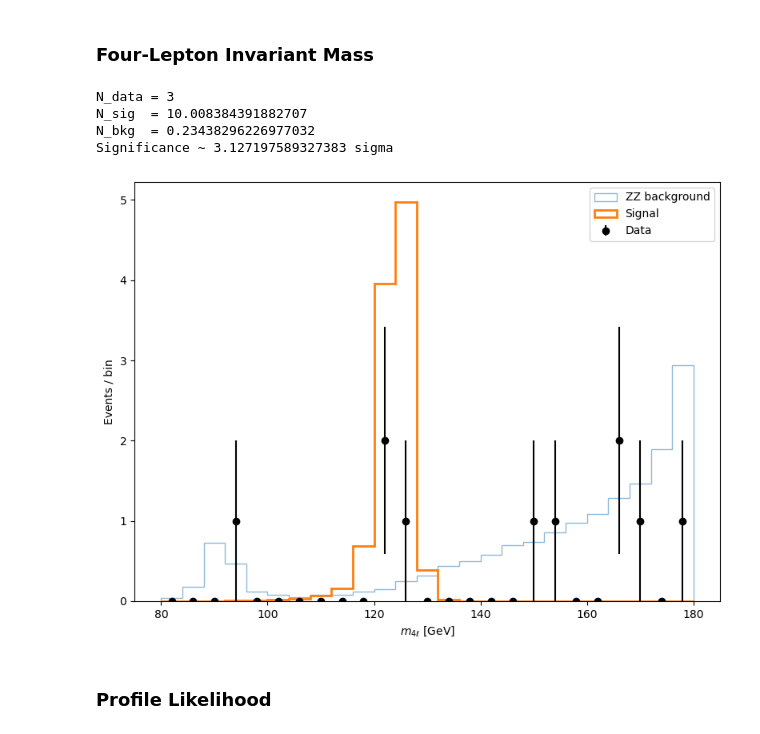
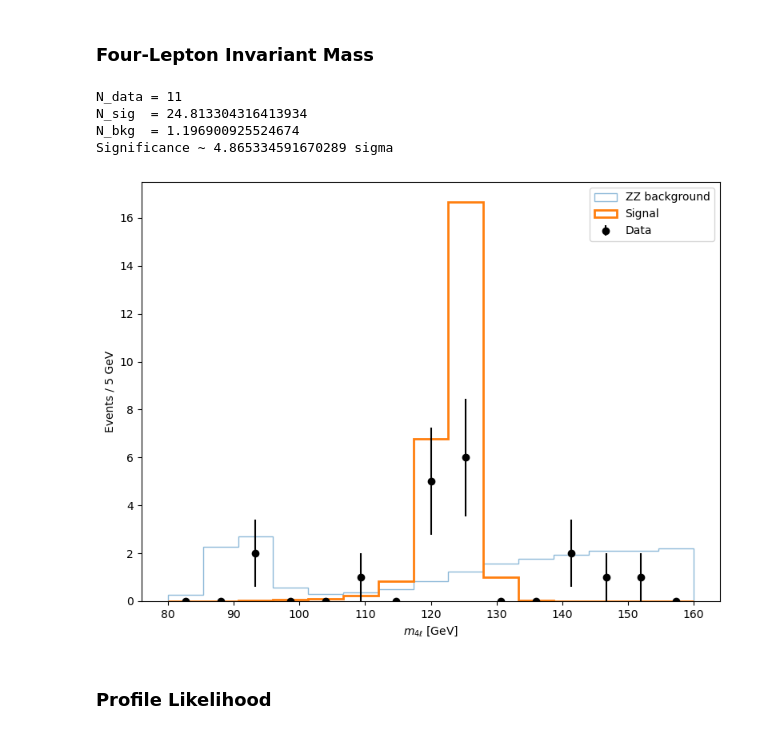
Before and after one commit to alex-call/Physics-129-Final-Project, a Jupyter notebook: Phys129_Final (1) (1) (1).ipynb, the cells around one changed output. Saved outputs shown, nothing was run; the diff lists cells and outputs as text; code cells hidden in the pictures.

```diff
--- a/Phys129_Final (1) (1) (1).ipynb
+++ b/Phys129_Final (1) (1) (1).ipynb
@@ -13,17 +11,17 @@ ModuleNotFoundError: No module named 'awkward'
 # -------------------------
 # Load parquet files
 # -------------------------
-ak_arrayA = ak.from_parquet("extracted_dataA.parquet")
-ak_arrayB = ak.from_parquet("extracted_dataB.parquet")
-ak_arrayC = ak.from_parquet("extracted_dataC.parquet")
-ak_arrayD = ak.from_parquet("extracted_dataD.parquet")
+ak_arrayA = ak.from_parquet("data/extracted_dataA.parquet")
+ak_arrayB = ak.from_parquet("data/extracted_dataB.parquet")
+ak_arrayC = ak.from_parquet("data/extracted_dataC.parquet")
+ak_arrayD = ak.from_parquet("data/extracted_dataD.parquet")
 
-ak_array1 = ak.from_parquet("extracted_mcgg.parquet")
-ak_array2 = ak.from_parquet("extracted_mcVBF.parquet")
-ak_array3 = ak.from_parquet("extracted_mcW.parquet")
-ak_array4 = ak.from_parquet("extracted_mcZ.parquet")
+ak_array1 = ak.from_parquet("data/extracted_mcgg.parquet")
+ak_array2 = ak.from_parquet("data/extracted_mcVBF.parquet")
+ak_array3 = ak.from_parquet("data/extracted_mcW.parquet")
+ak_array4 = ak.from_parquet("data/extracted_mcZ.parquet")
 
-ak_arraybkg = ak.from_parquet("extracted_mcbkg.parquet")
+ak_arraybkg = ak.from_parquet("data/extracted_mcbkg.parquet")
 
 # -------------------------
 # Convert to pandas
@@ -123,8 +127,8 @@ def cut_eta(event):
 def cut_pt_flavor(event):
     pt = np.array(event['lep_pt']) / 1000
     t  = np.array(event['lep_type'])
-    pass_e  = (t != 11) | (pt > 15)
-    pass_mu = (t != 13) | (pt > 13)
+    pass_e  = (t != 11) | (pt > 7)
+    pass_mu = (t != 13) | (pt > 6)
     return np.all(pass_e & pass_mu)
 
 ### Tight ID cut
@@ -200,7 +204,7 @@ cuts = [
     ("Tight ID", cut_tight_id),
     ("Isolation", cut_isolation),
     ("Leading pT", cut_leading_pt),
-    ("Z mass window", z_mass_cut),
+    ("Z mass window", z_mass_cut)
 ]
 
 def apply_cut(df, cut_func):
@@ -310,13 +314,13 @@ print("N_sig  =", N_sig)
 print("N_bkg  =", N_bkg)
 print("Significance ~", Z, "sigma")
 # %% [output]
-N_data = 3
-N_sig  = 10.008384391882707
-N_bkg  = 0.23438296226977032
-Significance ~ 3.127197589327383 sigma
+N_data = 11
+N_sig  = 24.813304316413934
+N_bkg  = 1.196900925524674
+Significance ~ 4.865334591670289 sigma
 # %%
 # Plot: m4l data vs MC
-bins = np.linspace(80, 180, 26)
+bins = np.linspace(80, 160, 16)
 
 plt.figure(figsize=(8,6))
 
@@ -328,35 +332,35 @@ plt.hist(
     histtype='step',
     alpha=0.5,
     label='ZZ background'
 )
 
 # Signal
 plt.hist(
     sig_sel['m4l'],
     bins=bins,
     weights=sig_sel['weight'],
     histtype='step',
     linewidth=2,
     label='Signal'
 )
 
 # Data
 plt.errorbar(
     0.5*(bins[1:] + bins[:-1]),
     np.histogram(data_sel['m4l'], bins=bins)[0],
     yerr=np.sqrt(np.histogram(data_sel['m4l'], bins=bins)[0]),
     fmt='o',
     color='black',
     label='Data'
 )
 
 plt.xlabel(r'$m_{4\ell}$ [GeV]')
-plt.ylabel('Events / bin')
+plt.ylabel('Events / 5 GeV')
 plt.legend()
 plt.tight_layout()
 plt.show()
 # %% [output]
-[figure, old version]
+[figure, new version]
 # %% [markdown]
 ### Profile Likelihood
 # %%
```
Also changed, not shown: parts of 17 cells of this notebook.
